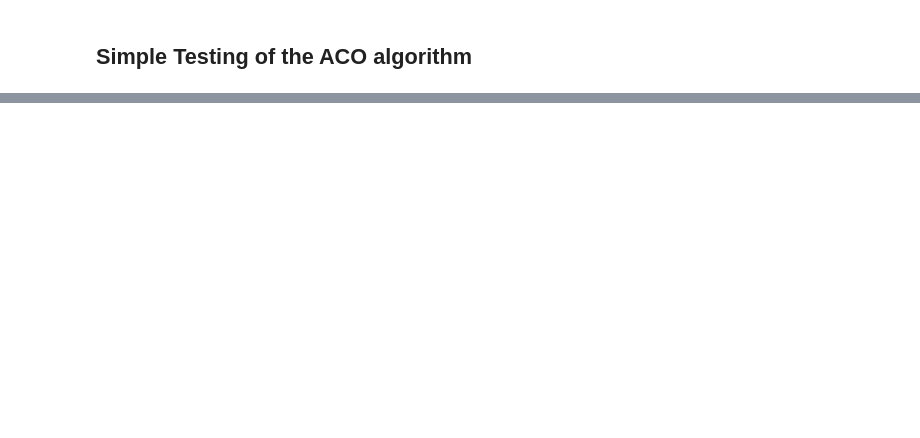
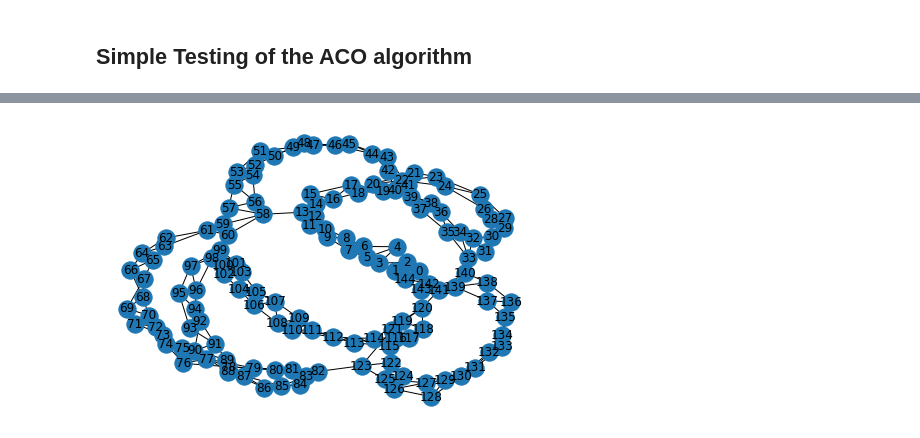
Before and after one commit to ovgu-FINken/ACO-MAPF, a Jupyter notebook: Aco-Visualization.ipynb, the cells around one changed output, grey strips where cells are left out. Cells and saved outputs as stored; diff of their text form; code cells hidden in the pictures; blank space fills up the shorter version.

```diff
--- a/Aco-Visualization.ipynb
+++ b/Aco-Visualization.ipynb
@@ -25,7 +25,9 @@ import ipyparallel as ipp
 from IPython.display import display
 # %%
 colony = Colony()
-agents = [AcoAgent(seed=i, colony=colony, beta=0.02, eps=0.01, elitism_amount=0.05, c_d=0.05, c_t=0) for i in range(2)]
-test1 = TestProblem(seed=42).hard_2(agents=agents)
+agents = [AcoAgent(seed=i, colony=colony, alpha=0.027, beta=3.0, c_d=3, c_t=1.4, eps=0.7, elitism_amount=0.5, evaporation_rate=0.5, evaporation_method="default_aco") for i in range(2)]
+test1 = TestProblem(seed=42).hard_1(agents=agents)
 test1.draw_adjacency()
+# %% [output]
+[figure, added]
 # %%
```
Also changed, not shown: parts of 2 cells of this notebook, 1 other file.
